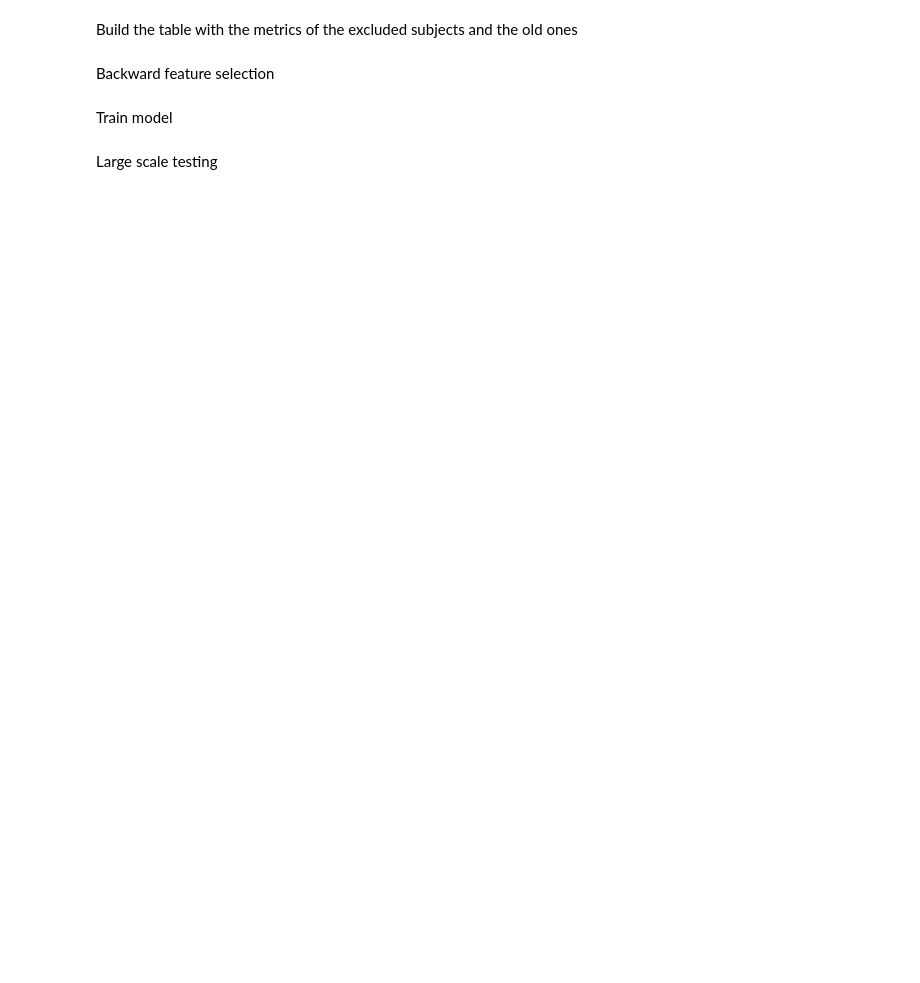
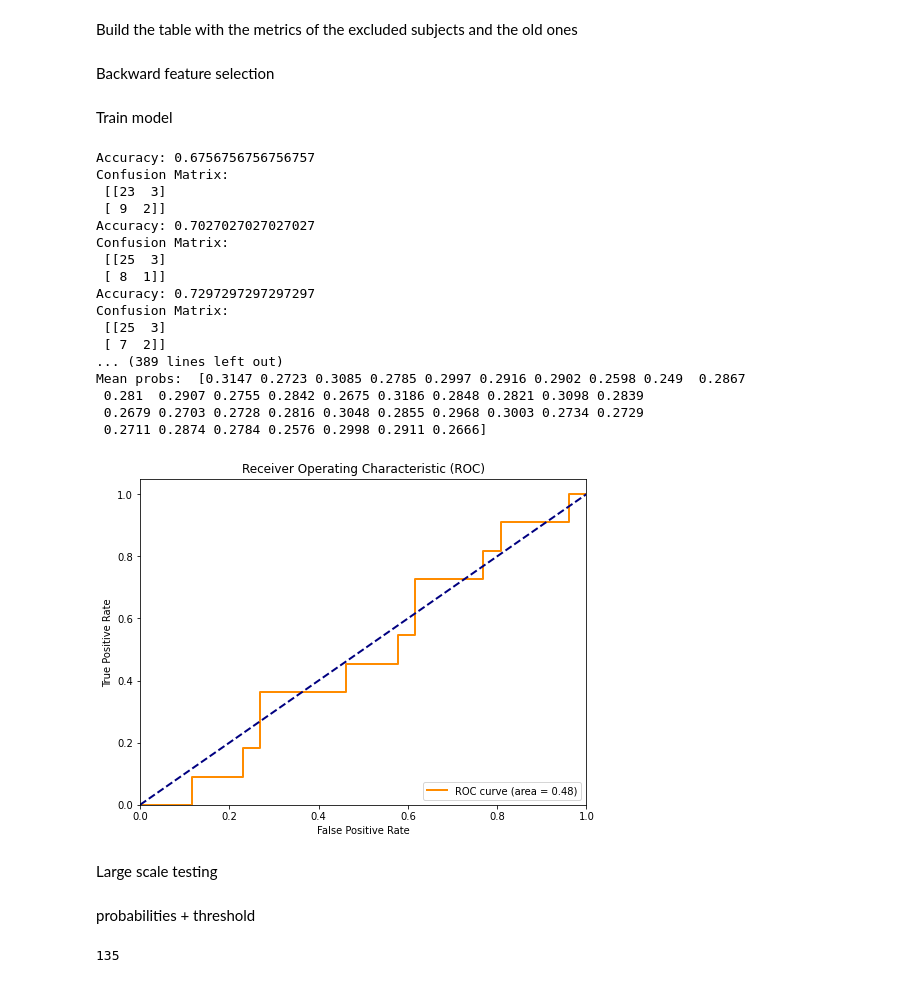
Before and after one commit to jaimebarran/a-eye_preprocessing, a Jupyter notebook: Code/mri_qc.ipynb, the cells around one changed output. Saved outputs shown, nothing was run; the diff lists cells and outputs as text; code cells hidden in the pictures; blank space fills up the shorter version.

Commit message:
z-scoring the IQMs before training

```diff
--- a/Code/mri_qc.ipynb
+++ b/Code/mri_qc.ipynb
@@ -1795,0 +1794,10 @@ print(f"The {k_features} most important IQMs are {', '.join(sfs.k_feature_names_
+# %%
+# Z-score to train_x and test_x for each column
+train_x_z = train_x.copy()
+test_x_z = test_x.copy()
+
+for col in numeric_columns:
+    mean = train_x[col].mean()
+    std = train_x[col].std()
+    train_x_z[col] = (train_x[col] - mean) / std
+    test_x_z[col] = (test_x[col] - mean) / std
@@ -2002,7 +2072,7 @@ df = df[~df['bids_name'].isin(df_aux['bids_name'])] # pure testing set
 # %%
 # - INFERENCE - #
 # Make predictions
-y_pred_test = rf_classifier.predict(df[kept_features])
+y_pred_test = rf_classifier.predict(df[train_columns])
 
 # Create a DataFrame to better visualize the predictions
 df_predictions_classifier = pd.DataFrame({'subject_name': df['name'], 'bids_name': df['bids_name'], 'pred_rating': y_pred_test})
@@ -2232,10 +2317,43 @@ prob_arr = []
 iter = 100
 for i in range(iter):
     # Separate features (X) and target (y)
-    X = df_merged[kept_features]
+    # X = df_merged[numeric_columns]
+    X = df_merged.drop(columns=['bids_name', 'rating'])
     y = df_merged['rating'] # 1 if excluded, 0 if included
+
+    for col in X:
+        mean = X[col].mean()
+        std = X[col].std()
+        X[col] = (X[col] - mean) / std
+
     # Train/test split
     X_train, X_test, y_train, y_test = train_test_split(X, y, test_size=0.2, random_state=i) # random_state=0
+
+    X_columns = X.columns.tolist()
+
+    X_train = X_train.drop(columns=[
+        "size_x",
+        "size_y",
+        "size_z",
+        "spacing_x",
+        "spacing_y",
+        "spacing_z",
+        "summary_bg_p05", # all zeros
+        "qi_1", # almost all zeros
+    ])
+    train_columns = X_train.columns.tolist()
+
+    X_test = X_test.drop(columns=[
+        "size_x",
+        "size_y",
+        "size_z",
+        "spacing_x",
+        "spacing_y",
+        "spacing_z",
+        "summary_bg_p05", # all zeros
+        "qi_1", # almost all zeros
+    ])
+
     # Create a Random Forest Regressor or Classifier (for classification tasks)
     rf_classifier = RandomForestClassifier(n_estimators=100, random_state=i) # random_state=0, bootstrap=True (If False, the whole dataset is used to build each tree.)
 
@@ -2275,32 +2393,53 @@ for i in range(iter):
     y_pred_prob = rf_classifier.predict_proba(X_test)[:, 1]  # Probabilities of the positive class = excluded (1)
     prob_arr.append(y_pred_prob)
     # print("Probabilities of being class 1 (excluded):", y_pred_prob)
     # Evaluate the model
     accuracy = accuracy_score(y_test, y_pred_test)
     acc_arr.append(accuracy)
     confusion = confusion_matrix(y_test, y_pred_test)
     print("Accuracy:", accuracy)
     print("Confusion Matrix:\n", confusion)
     # --------------------- #
 
 avg_acc = np.mean(acc_arr)
 avg_prob = np.mean(prob_arr, axis=0)
 print('Mean accuracy: ', avg_acc)
 print('Mean probs: ', avg_prob)
 
 # - PLOT PREDICTED VS ACTUAL VALUES - #
 # Plot ROC curve
 fpr, tpr, thresholds = roc_curve(y_test, avg_prob)
 roc_auc = auc(fpr, tpr)
 plt.figure(figsize=(8, 6))
 plt.plot(fpr, tpr, color='darkorange', lw=2, label='ROC curve (area = %0.2f)' % roc_auc)
 plt.plot([0, 1], [0, 1], color='navy', lw=2, linestyle='--')
 plt.xlim([0.0, 1.0])
 plt.ylim([0.0, 1.05])
 plt.xlabel('False Positive Rate')
 plt.ylabel('True Positive Rate')
 plt.title('Receiver Operating Characteristic (ROC)')
 plt.legend(loc="lower right")
 plt.show()
+# %% [output]
+Accuracy: 0.6756756756756757
+Confusion Matrix:
+ [[23  3]
+ [ 9  2]]
+Accuracy: 0.7027027027027027
+Confusion Matrix:
+ [[25  3]
+ [ 8  1]]
+Accuracy: 0.7297297297297297
+Confusion Matrix:
+ [[25  3]
+ [ 7  2]]
+... (389 lines left out)
+Mean probs:  [0.3147 0.2723 0.3085 0.2785 0.2997 0.2916 0.2902 0.2598 0.249  0.2867
+ 0.281  0.2907 0.2755 0.2842 0.2675 0.3186 0.2848 0.2821 0.3098 0.2839
+ 0.2679 0.2703 0.2728 0.2816 0.3048 0.2855 0.2968 0.3003 0.2734 0.2729
+ 0.2711 0.2874 0.2784 0.2576 0.2998 0.2911 0.2666]
+[figure, added]
 # %% [markdown]
 Large scale testing
+# %% [markdown]
+probabilities + threshold
@@ -2306,0 +2448,7 @@ Large scale testing
+# %%
+# how many values > 0.5 from y_scores
+threshold = 0.56
+count = (y_scores > threshold).sum()
+print(count)
+# %% [output]
+135
```
Also changed, not shown: parts of 18 cells of this notebook.
